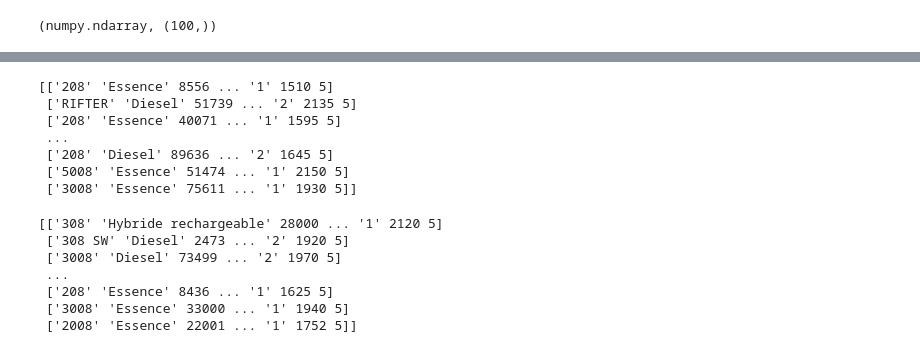
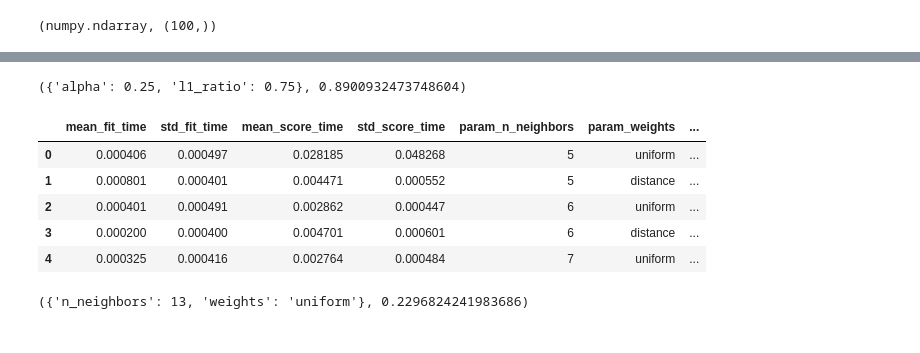
Before and after one commit to mathver/VERON_NEPVEUX_PROJECT, a Jupyter notebook: veron_nepveux_project/panda.ipynb, the cells around one changed output, grey strips where cells are left out. Cells and saved outputs as stored; diff of their text form; code cells hidden in the pictures.

```diff
--- a/veron_nepveux_project/panda.ipynb
+++ b/veron_nepveux_project/panda.ipynb
@@ -305,20 +330,4 @@ You can try to debug the error by setting error_score='raise'.
-# %%
-print(X)
-# %% [output]
-[['208' 'Essence' 8556 ... '1' 1510 5]
- ['RIFTER' 'Diesel' 51739 ... '2' 2135 5]
- ['208' 'Essence' 40071 ... '1' 1595 5]
- ...
- ['208' 'Diesel' 89636 ... '2' 1645 5]
- ['5008' 'Essence' 51474 ... '1' 2150 5]
- ['3008' 'Essence' 75611 ... '1' 1930 5]]
-# %%
-print(X_tr)
-# %% [output]
-[['308' 'Hybride rechargeable' 28000 ... '1' 2120 5]
- ['308 SW' 'Diesel' 2473 ... '2' 1920 5]
- ['3008' 'Diesel' 73499 ... '2' 1970 5]
- ...
- ['208' 'Essence' 8436 ... '1' 1625 5]
- ['3008' 'Essence' 33000 ... '1' 1940 5]
- ['2008' 'Essence' 22001 ... '1' 1752 5]]
+# %%
+en_gs.best_params_, en_gs.best_score_
+# %% [output]
+({'alpha': 0.25, 'l1_ratio': 0.75}, 0.8900932473748604)
@@ -324,0 +345,15 @@ print(X_tr)
+# %%
+knr_gs.fit(X_tr, y_tr)
+knr_df = pd.DataFrame(knr_gs.cv_results_)
+knr_df.head()
+# %% [output]
+|  | mean_fit_time | std_fit_time | mean_score_time | std_score_time | param_n_neighbors | param_weights | ... |
+| 0 | 0.000406 | 0.000497 | 0.028185 | 0.048268 | 5 | uniform | ... |
+| 1 | 0.000801 | 0.000401 | 0.004471 | 0.000552 | 5 | distance | ... |
+| 2 | 0.000401 | 0.000491 | 0.002862 | 0.000447 | 6 | uniform | ... |
+| 3 | 0.000200 | 0.000400 | 0.004701 | 0.000601 | 6 | distance | ... |
+| 4 | 0.000325 | 0.000416 | 0.002764 | 0.000484 | 7 | uniform | ... |
+# %%
+knr_gs.best_params_, knr_gs.best_score_
+# %% [output]
+({'n_neighbors': 13, 'weights': 'uniform'}, 0.2296824241983686)
```
Also changed, not shown: parts of 49 cells of this notebook.
